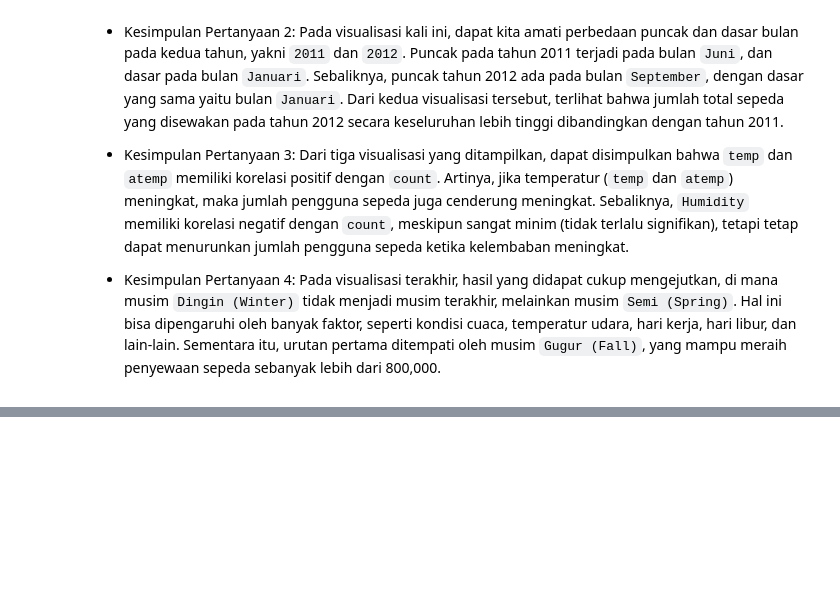
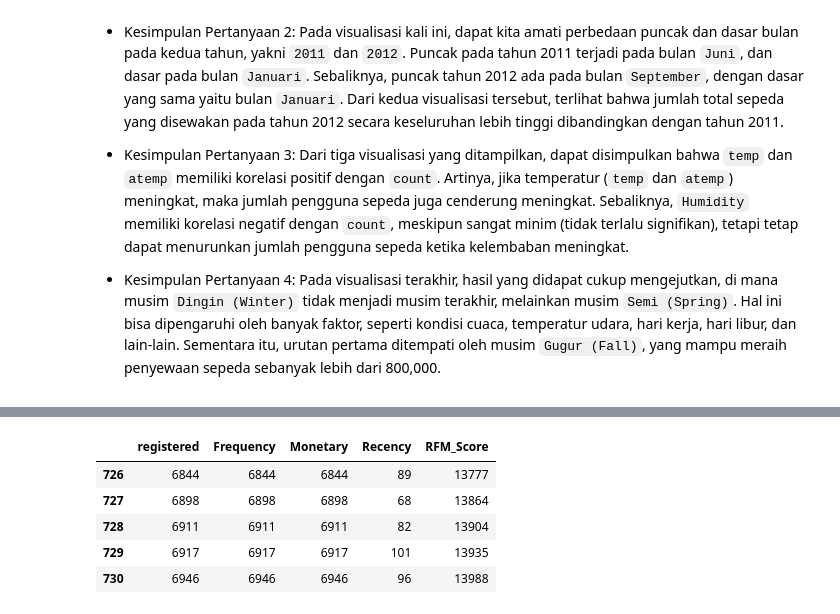
Before and after one commit to MasDewaa/Analisis-Data-Bike-Sharing, a Jupyter notebook: notebook.ipynb, the cells around one changed output, grey strips where cells are left out. Cells and saved outputs as stored; diff of their text form; code cells hidden in the pictures; blank space fills up the shorter version.

```diff
--- a/notebook.ipynb
+++ b/notebook.ipynb
@@ -681,0 +745,9 @@ plt.show()
+# %%
+rfm_result.tail()
+# %% [output]
+|  | registered | Frequency | Monetary | Recency | RFM_Score |
+| 726 | 6844 | 6844 | 6844 | 89 | 13777 |
+| 727 | 6898 | 6898 | 6898 | 68 | 13864 |
+| 728 | 6911 | 6911 | 6911 | 82 | 13904 |
+| 729 | 6917 | 6917 | 6917 | 101 | 13935 |
+| 730 | 6946 | 6946 | 6946 | 96 | 13988 |
```
Also changed, not shown: parts of 10 cells of this notebook, 1 other file.
